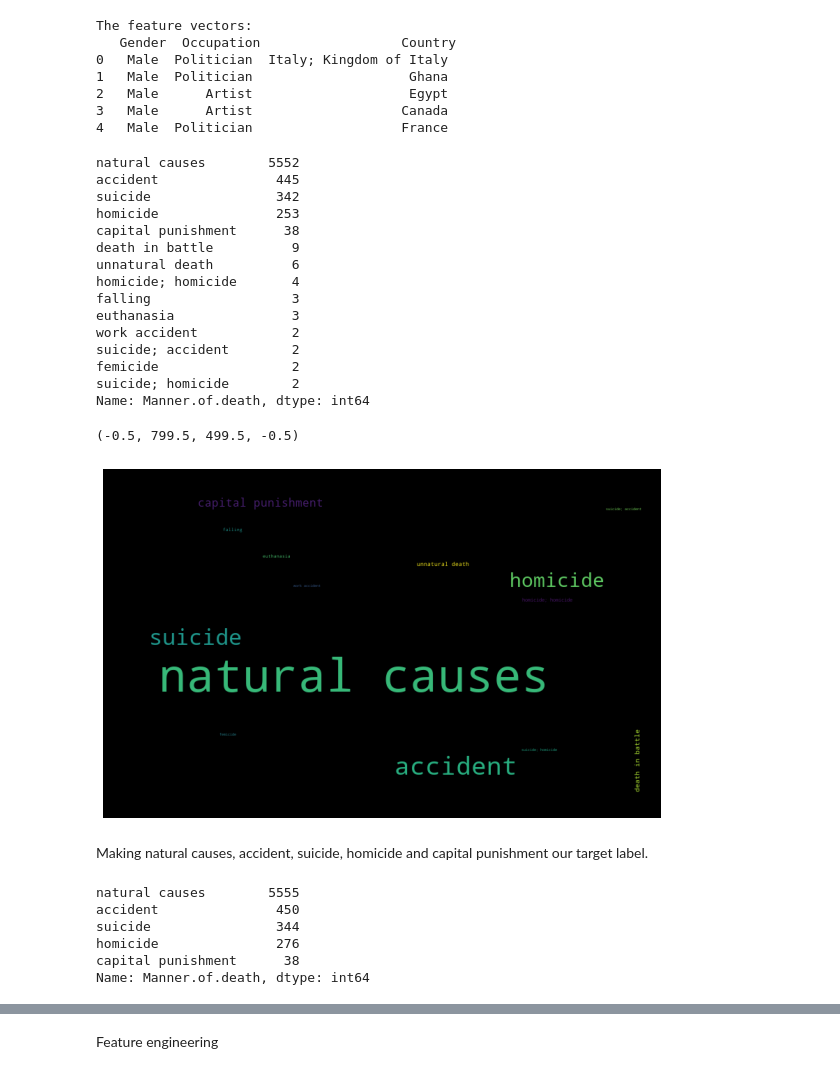
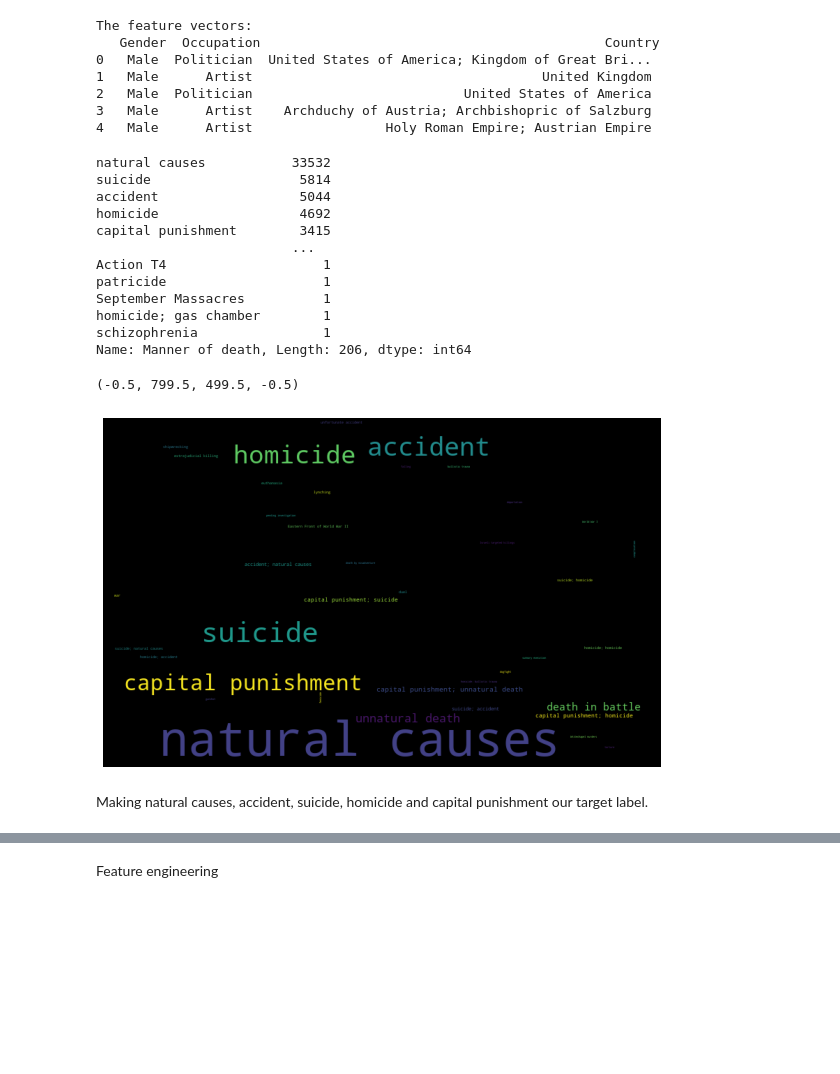
Before and after one commit to P3-CS760/How-will-you-die, a Jupyter notebook: Decision Tree (Manner of Death).ipynb, the cells around one changed output, grey strips where cells are left out. Cells and saved outputs as stored; diff of their text form; code cells hidden in the pictures; blank space fills up the shorter version.

```diff
--- a/Decision Tree (Manner of Death).ipynb
+++ b/Decision Tree (Manner of Death).ipynb
@@ -10,74 +10,47 @@ import seaborn as sns
 seed = 855835128
 # %%
 # file = pd.read_csv(r'E:\Auckland\2022 Semester 2\COMPSCI 760\Assignment\Presentation 2\ModelDf.csv',sep=',',usecols=[3,4,5,8])
-file = pd.read_csv('ModelDf.csv', sep=',' )
+file = pd.read_csv('AgeDataset-V1.csv' )
 #file = file.dropna()
 data = file[['Gender','Occupation','Country']]
-target = file['Manner.of.death']
+target = file['Manner of death']
 print("The feature vectors:\n",data.head())
 # print("The predictive vector:\n",target.head())
 # %% [output]
 The feature vectors:
-   Gender  Occupation                  Country
-0   Male  Politician  Italy; Kingdom of Italy
-1   Male  Politician                    Ghana
-2   Male      Artist                    Egypt
-3   Male      Artist                   Canada
-4   Male  Politician                   France
+   Gender  Occupation                                            Country
+0   Male  Politician  United States of America; Kingdom of Great Bri...
+1   Male      Artist                                     United Kingdom
+2   Male  Politician                           United States of America
+3   Male      Artist    Archduchy of Austria; Archbishopric of Salzburg
+4   Male      Artist                 Holy Roman Empire; Austrian Empire
 # %%
-file['Manner.of.death'].value_counts()
+file['Manner of death'].value_counts()
 # %% [output]
-natural causes        5552
-accident               445
-suicide                342
-homicide               253
-capital punishment      38
-death in battle          9
-unnatural death          6
-homicide; homicide       4
-falling                  3
-euthanasia               3
-work accident            2
-suicide; accident        2
-femicide                 2
-suicide; homicide        2
-Name: Manner.of.death, dtype: int64
+natural causes           33532
+suicide                   5814
+accident                  5044
+homicide                  4692
+capital punishment        3415
+                         ...
+Action T4                    1
+patricide                    1
+September Massacres          1
+homicide; gas chamber        1
+schizophrenia                1
+Name: Manner of death, Length: 206, dtype: int64
+# %%
+file.dropna(subset=['Manner of death'], inplace=True)
 # %%
 from wordcloud import WordCloud
 
-MoD = file['Manner.of.death'].value_counts().to_dict()
+MoD = file['Manner of death'].value_counts().to_dict()
 freq_death = WordCloud(width =800, height =500).generate_from_frequencies(MoD)
 plt.figure(figsize=(10,8))
 plt.imshow(freq_death)
 plt.axis('off')
 # %% [output]
 (-0.5, 799.5, 499.5, -0.5)
-[figure, old version]
+[figure, new version]
 # %% [markdown]
 Making natural causes, accident, suicide, homicide and capital punishment our target label.
-# %%
-#assigning other manner of death to the 5 main manner of death
-
-manner_combine = {'suicide; homicide' : 'homicide',
-                  'homicide; homicide': 'homicide',
-                  'suicide; accident' : 'suicide',
-                  'homicide; unnatural death':'homicide',
-                  'homicide; pending investigation':'homicide',
-                  'homicide; War in Donbass': 'homicide',
-                  'accident; natural causes':'accident,',
-                  'work accident' : 'accident',
-                  'unnatural death' : 'homicide',
-                  'femicide' : 'homicide',
-                  'death in battle' : 'homicide',
-                  'euthanasia' : 'natural causes',
-                  'falling' : 'accident'
-                 }
-file['Manner.of.death'] = file['Manner.of.death'].replace(manner_combine)
-file['Manner.of.death'].value_counts()
-# %% [output]
-natural causes        5555
-accident               450
-suicide                344
-homicide               276
-capital punishment      38
-Name: Manner.of.death, dtype: int64
```
Also changed, not shown: parts of 7 cells of this notebook.
